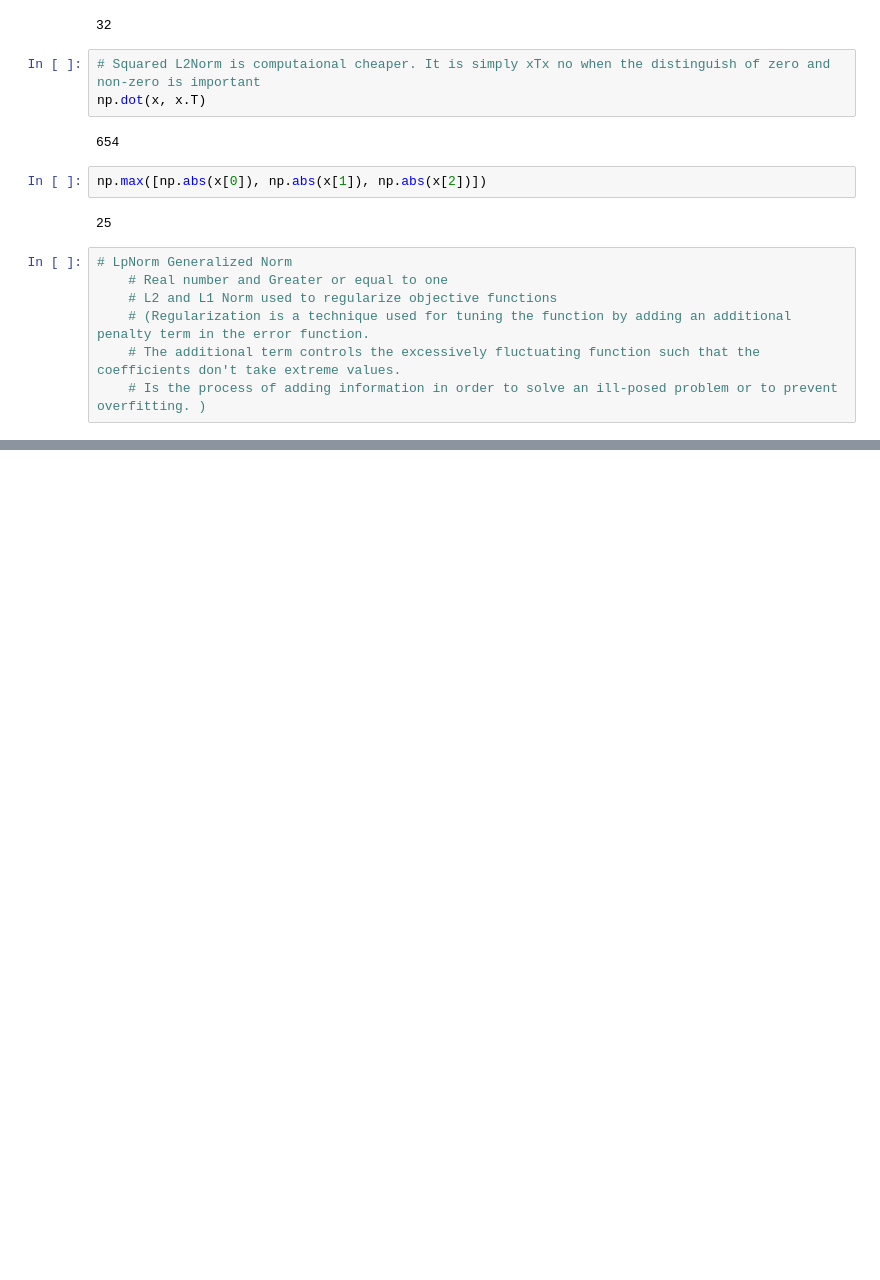
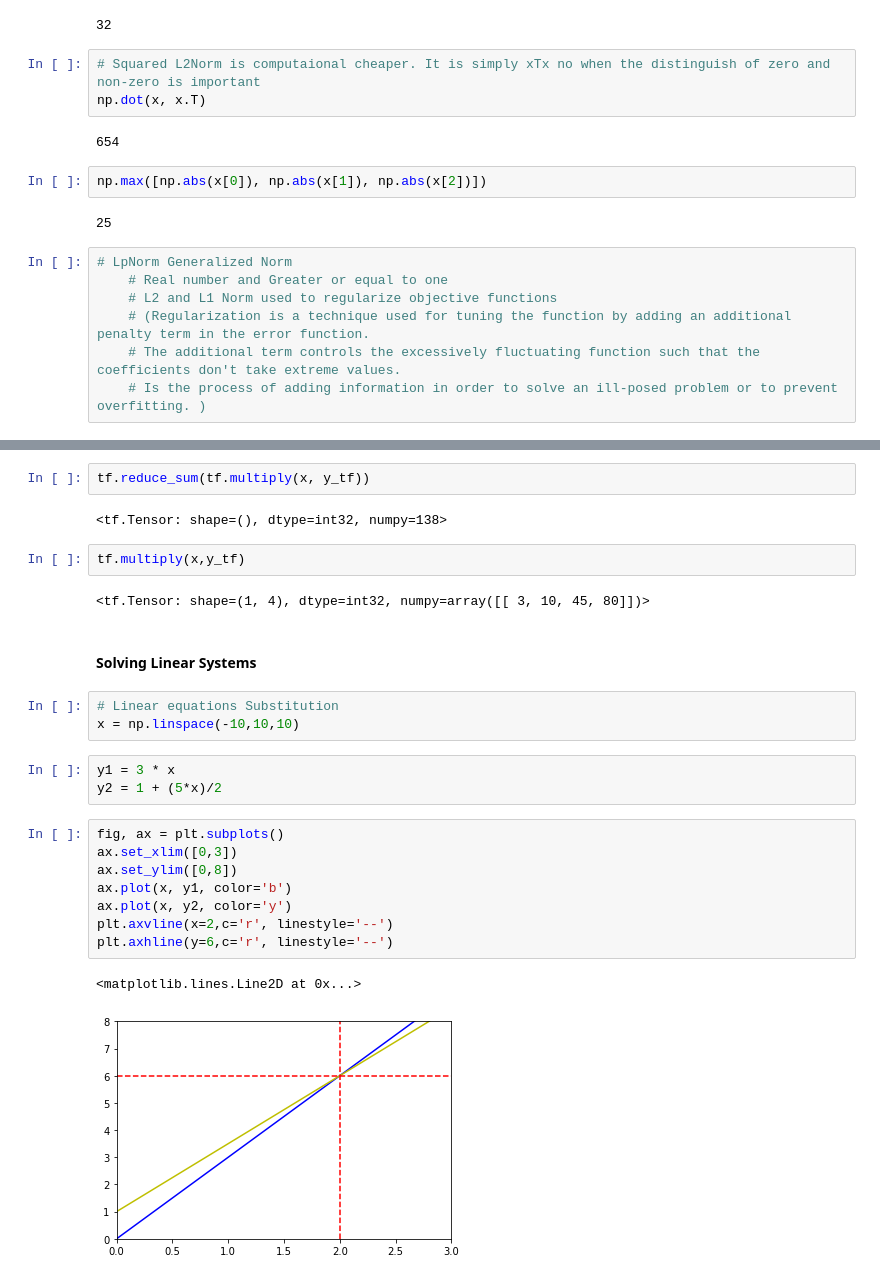
Before and after one commit to Dnbg1982/Practice-Projects, a Jupyter notebook: Linear Algebra.ipynb, the cells around one changed output, grey strips where cells are left out. Cells and saved outputs as stored; diff of their text form; blank space fills up the shorter version.

```diff
--- a/Linear Algebra.ipynb
+++ b/Linear Algebra.ipynb
@@ -108,0 +289,27 @@ np.max([np.abs(x[0]), np.abs(x[1]), np.abs(x[2])])
+# %%
+tf.reduce_sum(tf.multiply(x, y_tf))
+# %% [output]
+<tf.Tensor: shape=(), dtype=int32, numpy=138>
+# %%
+tf.multiply(x,y_tf)
+# %% [output]
+<tf.Tensor: shape=(1, 4), dtype=int32, numpy=array([[ 3, 10, 45, 80]])>
+# %% [markdown]
+#### Solving Linear Systems
+# %%
+# Linear equations Substitution
+x = np.linspace(-10,10,10)
+# %%
+y1 = 3 * x
+y2 = 1 + (5*x)/2
+# %%
+fig, ax = plt.subplots()
+ax.set_xlim([0,3])
+ax.set_ylim([0,8])
+ax.plot(x, y1, color='b')
+ax.plot(x, y2, color='y')
+plt.axvline(x=2,c='r', linestyle='--')
+plt.axhline(y=6,c='r', linestyle='--')
+# %% [output]
+<matplotlib.lines.Line2D at 0x...>
+[figure, added]
```
Also changed, not shown: parts of 47 cells of this notebook.
